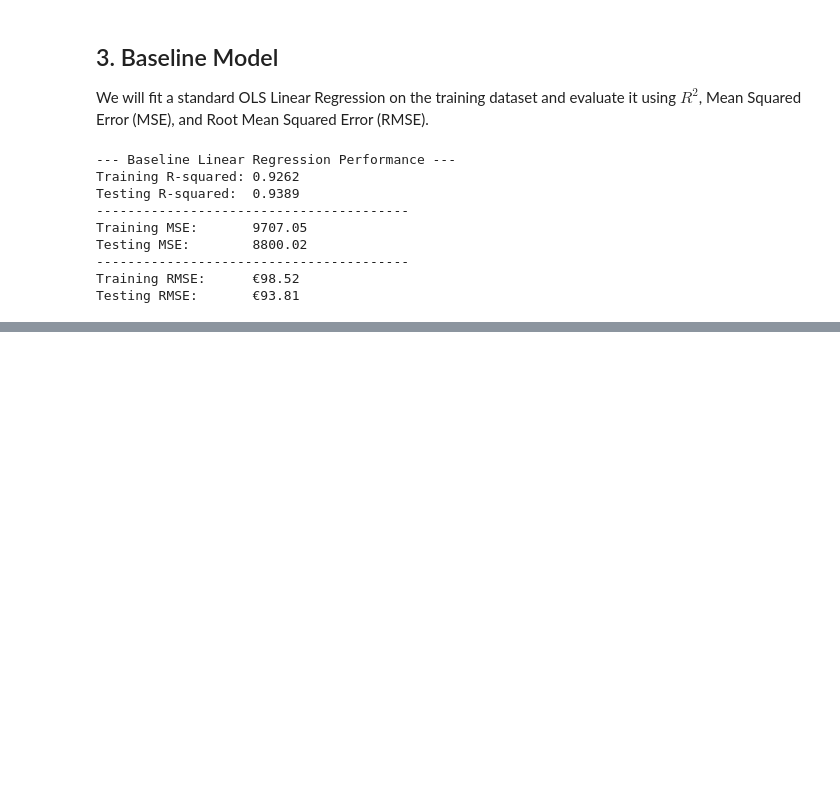
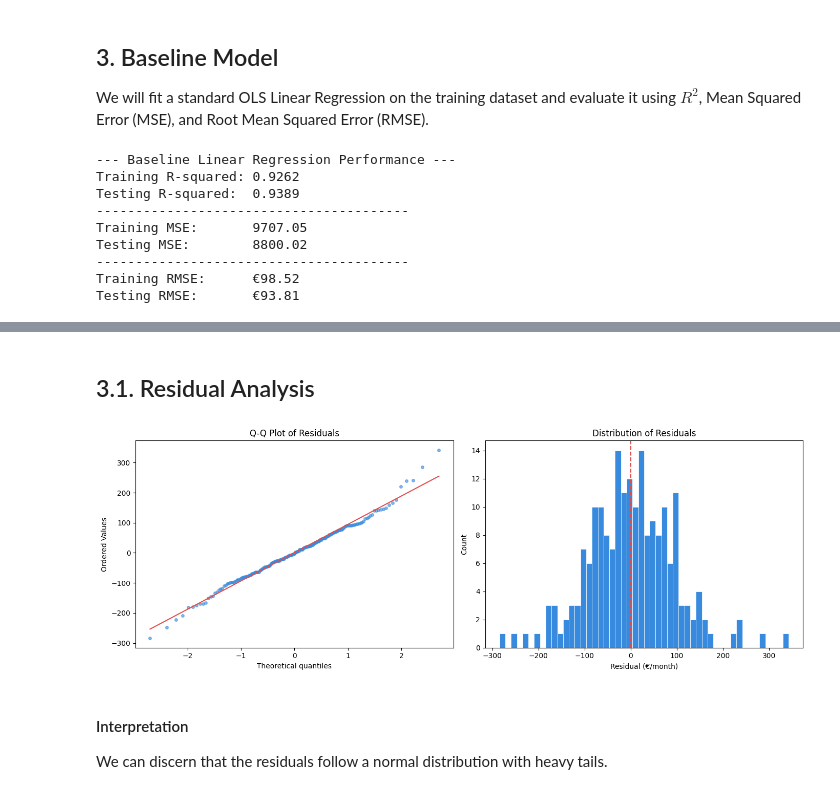
Before and after one commit to KSteponavicus/Urban-Rental-Pricing---Final-ML-Project, a Jupyter notebook: final_project.ipynb, the cells around one changed output, grey strips where cells are left out. Cells and saved outputs as stored; diff of their text form; code cells hidden in the pictures; blank space fills up the shorter version.

Commit message:
residual

```diff
--- a/final_project.ipynb
+++ b/final_project.ipynb
@@ -298,0 +308,42 @@ Testing RMSE:       €93.81
+# %% [markdown]
+## 3.1. Residual Analysis
+# %%
+residuals = (Y_test - Y_pred_test).reset_index(drop=True)
+
+# Create a figure with 1 row and 2 columns
+fig, axes = plt.subplots(1, 2, figsize=(14, 5))
+
+# 1. Q-Q Plot of Residuals
+stats.probplot(residuals, dist='norm', plot=axes[0])
+axes[0].get_lines()[0].set(
+    color='#378ADD',
+    markersize=4,
+    alpha=0.6
+)
+axes[0].get_lines()[1].set(
+    color='#E24B4A',
+    linewidth=1.5
+)
+axes[0].set_title('Q-Q Plot of Residuals')
+
+# 2. Distribution of Residuals (Histogram)
+axes[1].hist(
+    residuals,
+    bins=50,
+    color='#378ADD',
+    edgecolor='white',
+    linewidth=0.5
+)
+axes[1].axvline(0, color='#E24B4A', linewidth=1.5, linestyle='--')
+axes[1].set_xlabel('Residual (€/month)')
+axes[1].set_ylabel('Count')
+axes[1].set_title('Distribution of Residuals')
+
+plt.tight_layout()
+plt.show()
+# %% [output]
+[figure, added]
+# %% [markdown]
+#### Interpretation
+
+We can discern that the residuals follow a normal distribution with heavy tails.
```
Also changed, not shown: parts of 3 cells of this notebook, 3 other files.
